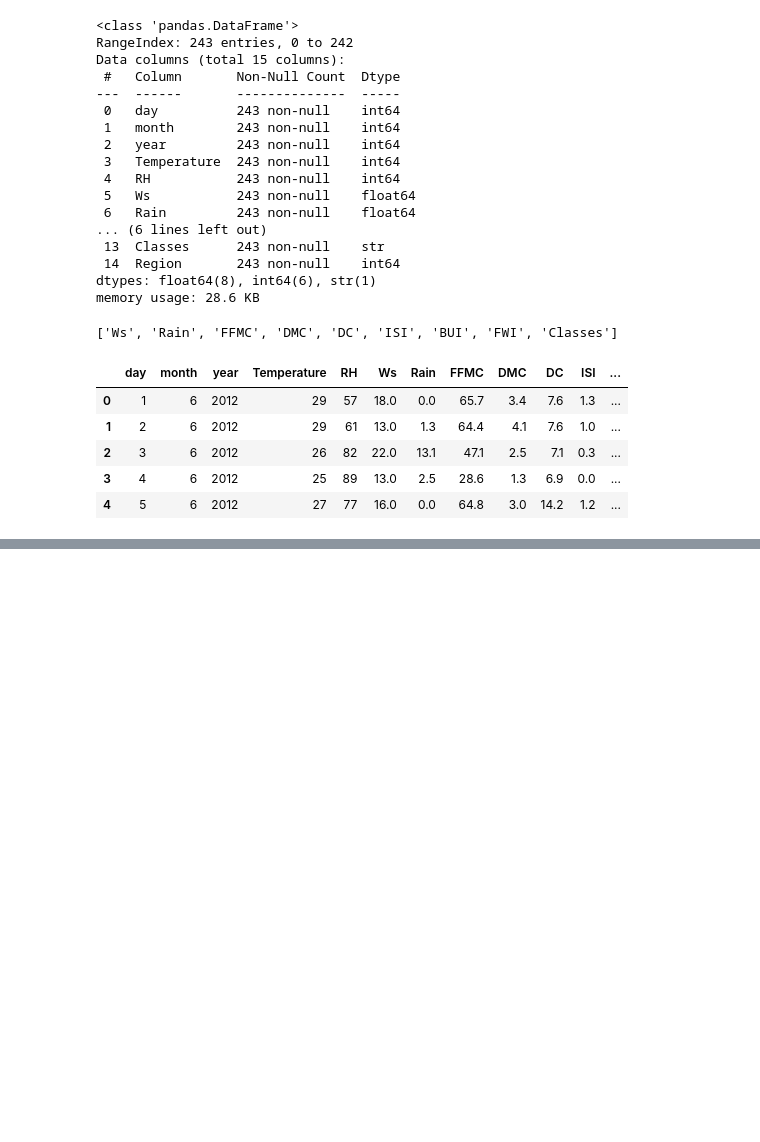
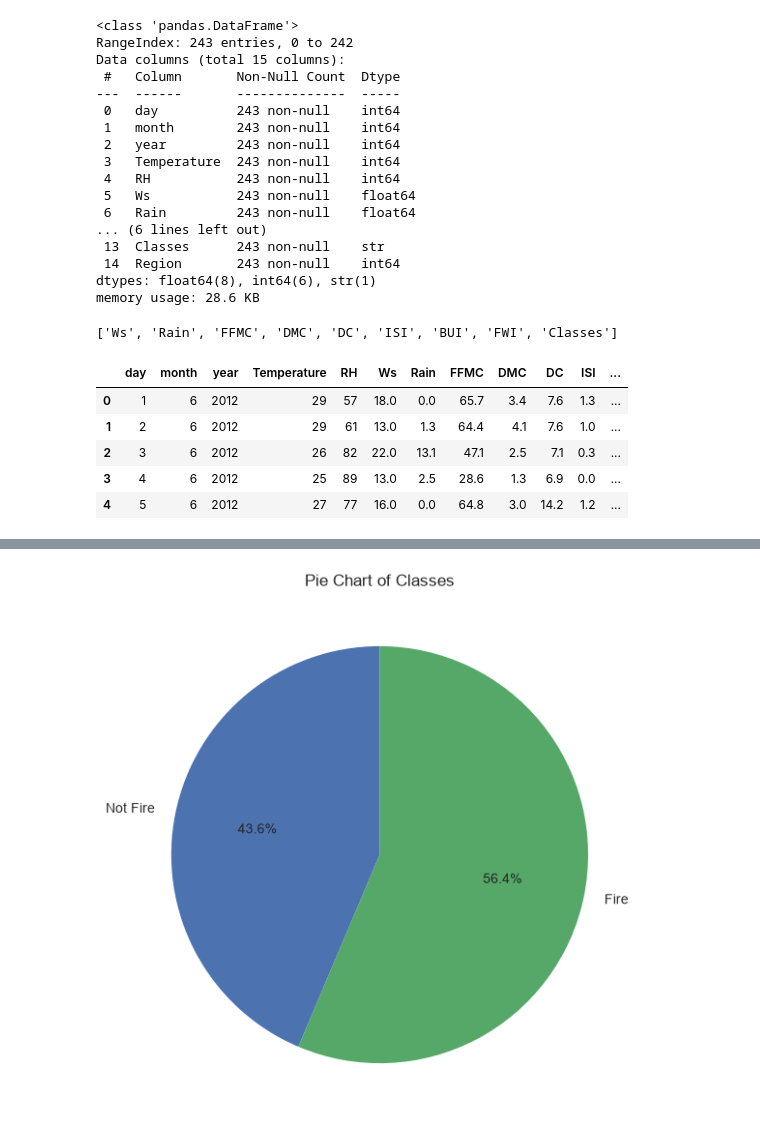
Before and after one commit to nitish-mandal/Data-Science-With-Python, a Jupyter notebook: project/cleaning_the_dataset.ipynb, the cells around one changed output, grey strips where cells are left out. Drawn from its saved outputs; the diff is of its cells as text; code cells hidden in the pictures; blank space fills up the shorter version.

```diff
--- a/project/cleaning_the_dataset.ipynb
+++ b/project/cleaning_the_dataset.ipynb
@@ -304,0 +360,22 @@ df.head()
+# %%
+import matplotlib.pyplot as plt
+
+# Count each class in the correct order
+percentage = df_copy['classes'].value_counts().reindex([0, 1], fill_value=0)
+
+# Labels corresponding to 0 and 1
+classlabels = ["Not Fire", "Fire"]
+
+plt.figure(figsize=(12, 7))
+
+plt.pie(
+    percentage,
+    labels=classlabels,
+    autopct='%1.1f%%',
+    startangle=90
+)
+
+plt.title("Pie Chart of Classes")
+plt.show()
+# %% [output]
+[figure, added]
```
Also changed, not shown: parts of 18 cells of this notebook, 1 other file.
